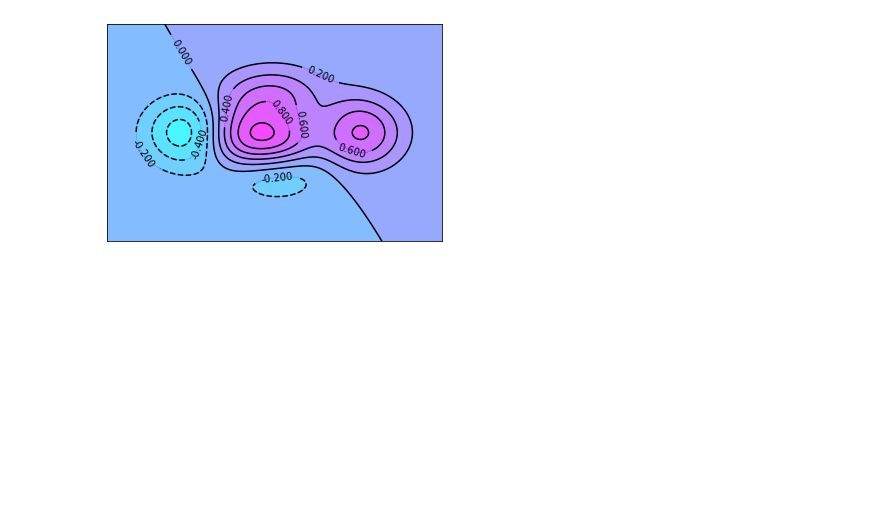
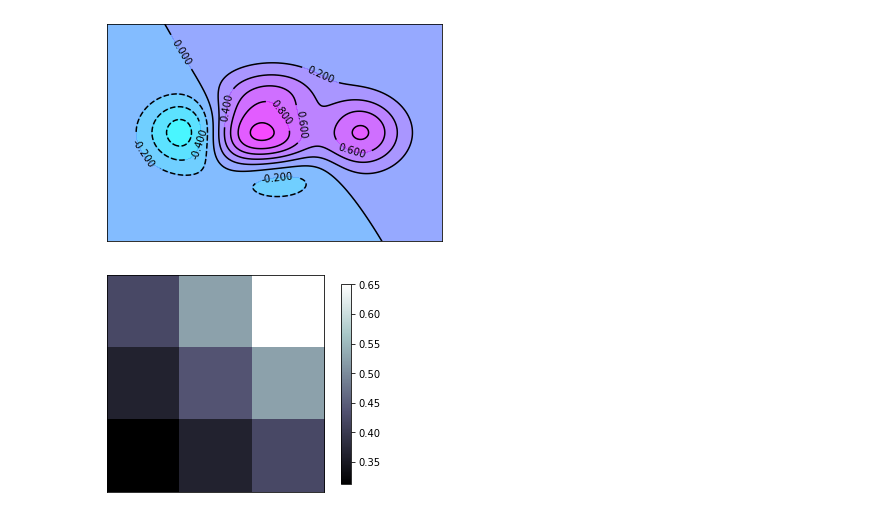
Before and after one commit to msskx/deepLearning, a Jupyter notebook: matplotlib学习笔记.ipynb, the cells around one changed output. Saved outputs shown, nothing was run; the diff lists cells and outputs as text; code cells hidden in the pictures; blank space fills up the shorter version.

```diff
--- a/matplotlib学习笔记.ipynb
+++ b/matplotlib学习笔记.ipynb
@@ -270,3 +271,23 @@ plt.yticks(())
 plt.show()
 # %% [output]
 [figure]
+# %%
+# image data
+a = np.array([0.313660827978, 0.365348418405, 0.423733120134,
+              0.365348418405, 0.439599930621, 0.525083754405,
+              0.423733120134, 0.525083754405, 0.651536351379]).reshape(3,3)
+
+"""
+for the value of "interpolation", check this:
+http://matplotlib.org/examples/images_contours_and_fields/interpolation_methods.html
+for the value of "origin"= ['upper', 'lower'], check this:
+http://matplotlib.org/examples/pylab_examples/image_origin.html
+"""
+plt.imshow(a, interpolation='nearest', cmap='bone', origin='lower')
+plt.colorbar(shrink=.92)
+
+plt.xticks(())
+plt.yticks(())
+plt.show()
+# %% [output]
+[figure, added]
```
Also changed, not shown: parts of 4 cells of this notebook.
